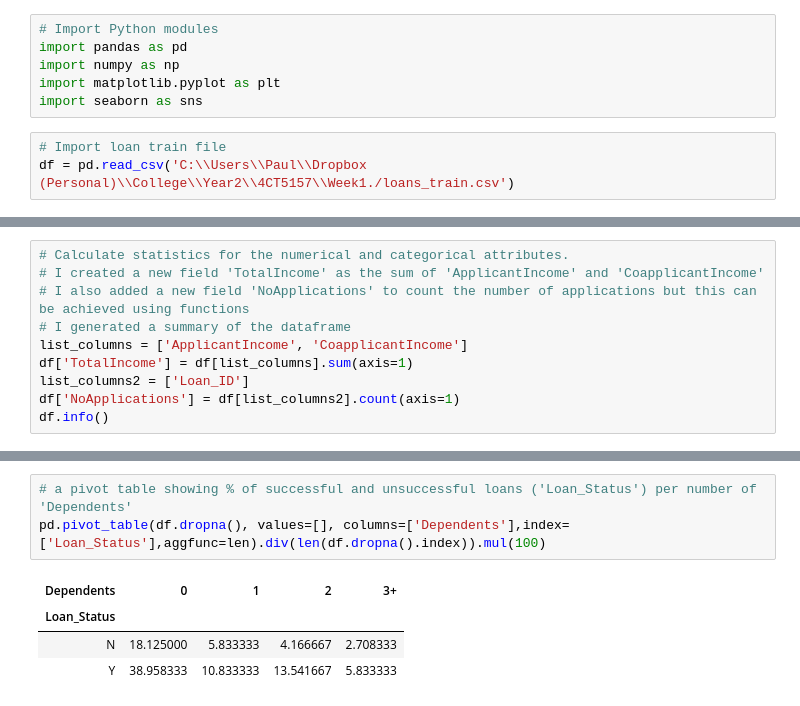
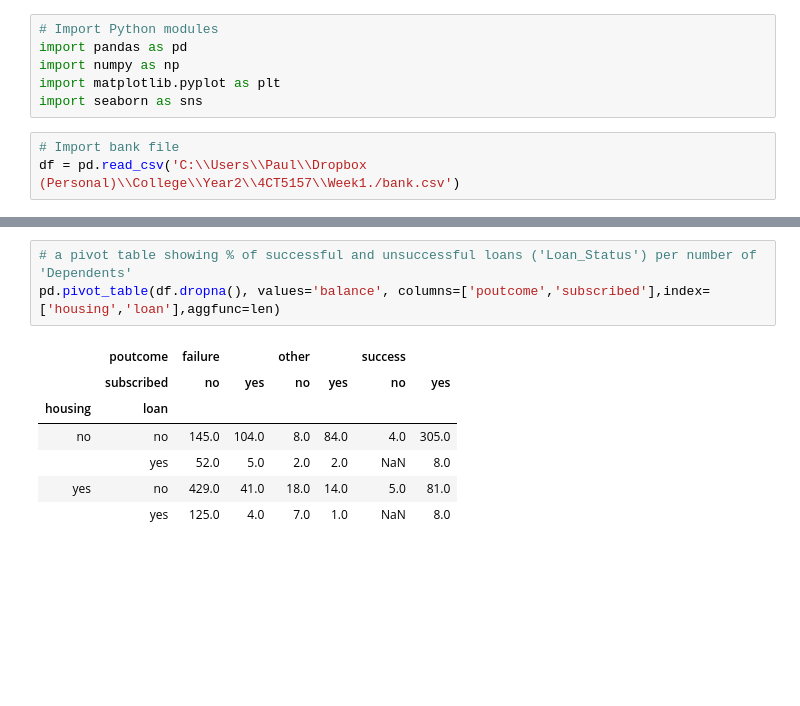
Before and after one commit to PaulOHannigan/sharing-Jupyter, a Jupyter notebook: etivity1.ipynb, the cells around one changed output, grey strips where cells are left out. Cells and saved outputs as stored; diff of their text form; blank space fills up the shorter version.

```diff
--- a/etivity1.ipynb
+++ b/etivity1.ipynb
@@ -5,5 +5,5 @@ import numpy as np
 import matplotlib.pyplot as plt
 import seaborn as sns
 # %%
-# Import loan train file
-df = pd.read_csv('C:\\Users\\Paul\\Dropbox (Personal)\\College\\Year2\\4CT5157\\Week1./loans_train.csv')
+# Import bank file
+df = pd.read_csv('C:\\Users\\Paul\\Dropbox (Personal)\\College\\Year2\\4CT5157\\Week1./bank.csv')
@@ -13,10 +9,0 @@ df = pd.read_csv('C:\\Users\\Paul\\Dropbox (Personal)\\College\\Year2\\4CT5157\\
-# %%
-# Calculate statistics for the numerical and categorical attributes.
-# I created a new field 'TotalIncome' as the sum of 'ApplicantIncome' and 'CoapplicantIncome'
-# I also added a new field 'NoApplications' to count the number of applications but this can be achieved using functions
-# I generated a summary of the dataframe
-list_columns = ['ApplicantIncome', 'CoapplicantIncome']
-df['TotalIncome'] = df[list_columns].sum(axis=1)
-list_columns2 = ['Loan_ID']
-df['NoApplications'] = df[list_columns2].count(axis=1)
-df.info()
@@ -117,8 +100,11 @@ g.despine(left=True)
 # %%
 # a pivot table showing % of successful and unsuccessful loans ('Loan_Status') per number of 'Dependents'
-pd.pivot_table(df.dropna(), values=[], columns=['Dependents'],index=['Loan_Status'],aggfunc=len).div(len(df.dropna().index)).mul(100)
+pd.pivot_table(df.dropna(), values='balance', columns=['poutcome','subscribed'],index=['housing','loan'],aggfunc=len)
 # %% [output]
-| Dependents | 0 | 1 | 2 | 3+ |
-| Loan_Status |  |  |  |  |
-| N | 18.125000 | 5.833333 | 4.166667 | 2.708333 |
-| Y | 38.958333 | 10.833333 | 13.541667 | 5.833333 |
+|  | poutcome | failure |  | other |  | success |  |
+|  | subscribed | no | yes | no | yes | no | yes |
+| housing | loan |  |  |  |  |  |  |
+| no | no | 145.0 | 104.0 | 8.0 | 84.0 | 4.0 | 305.0 |
+|  | yes | 52.0 | 5.0 | 2.0 | 2.0 | NaN | 8.0 |
+| yes | no | 429.0 | 41.0 | 18.0 | 14.0 | 5.0 | 81.0 |
+|  | yes | 125.0 | 4.0 | 7.0 | 1.0 | NaN | 8.0 |
```
Also changed, not shown: parts of 22 cells of this notebook.
